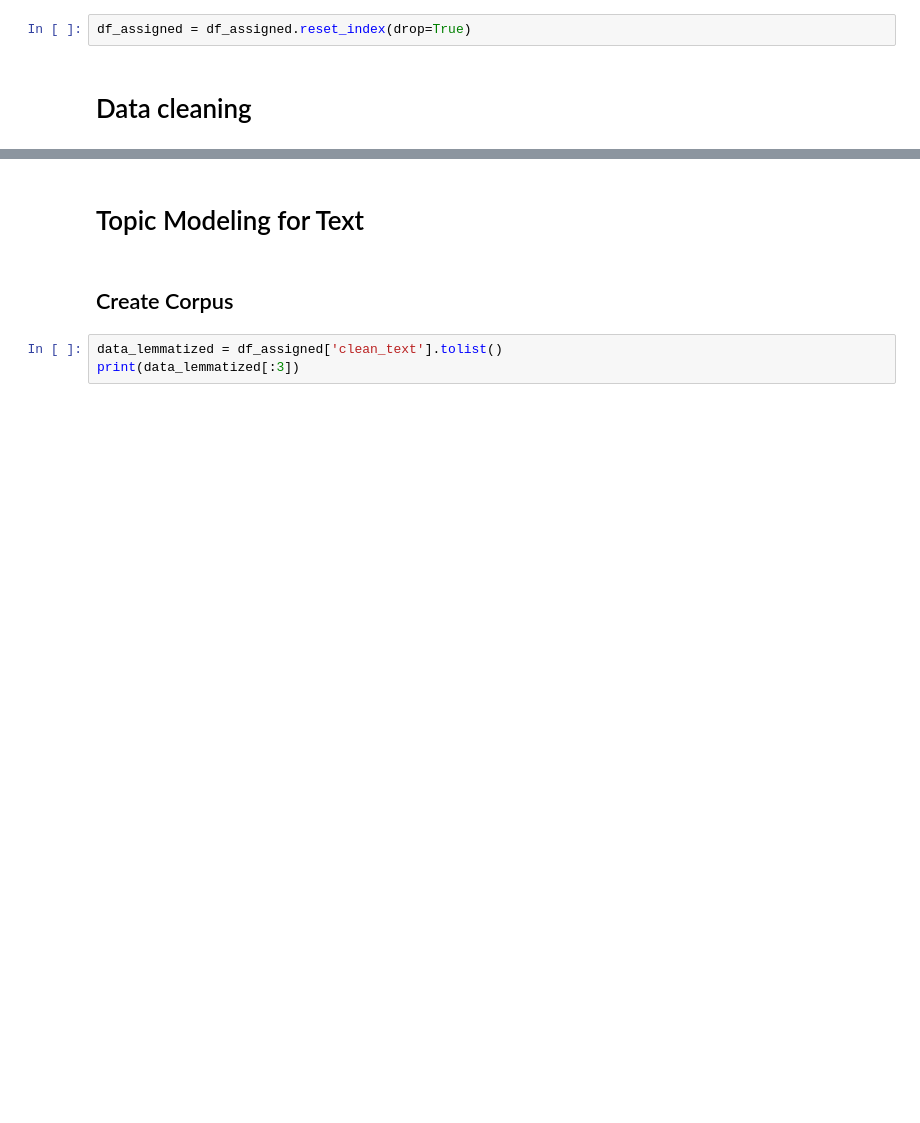
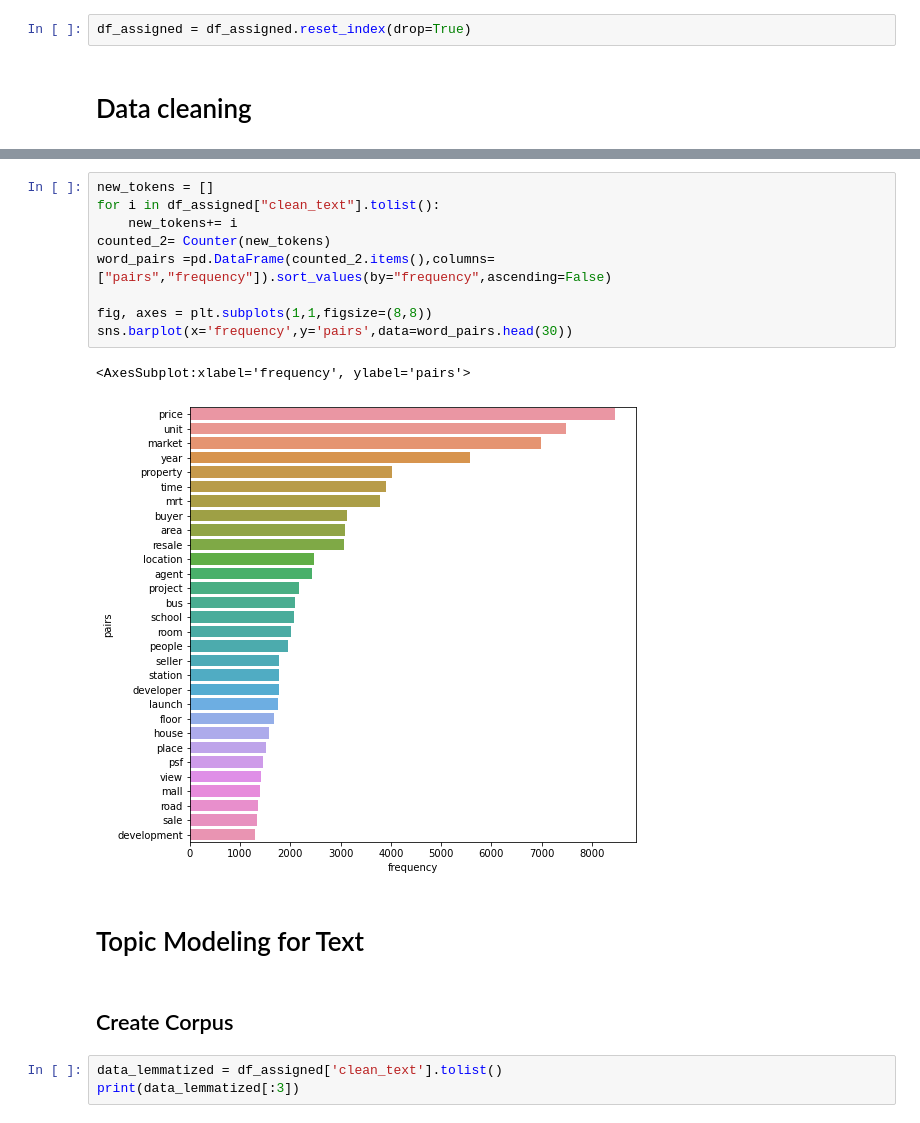
Before and after one commit to Shawntwj/HDB_price_prediction, a Jupyter notebook: Hardwarezone Sentiment and Topic/4. Topic modelling/unigram/LDA topic modelling (before covid).ipynb, the cells around one changed output, grey strips where cells are left out. Drawn from its saved outputs; the diff is of its cells as text; blank space fills up the shorter version.

```diff
--- a/Hardwarezone Sentiment and Topic/4. Topic modelling/unigram/LDA topic modelling (before covid).ipynb
+++ b/Hardwarezone Sentiment and Topic/4. Topic modelling/unigram/LDA topic modelling (before covid).ipynb
@@ -131,3 +128,15 @@ plt.show()
+# %%
+new_tokens = []
+for i in df_assigned["clean_text"].tolist():
+    new_tokens+= i
+counted_2= Counter(new_tokens)
+word_pairs =pd.DataFrame(counted_2.items(),columns=["pairs","frequency"]).sort_values(by="frequency",ascending=False)
+
+fig, axes = plt.subplots(1,1,figsize=(8,8))
+sns.barplot(x='frequency',y='pairs',data=word_pairs.head(30))
+# %% [output]
+<AxesSubplot:xlabel='frequency', ylabel='pairs'>
+[figure, added]
 # %% [markdown]
 # Topic Modeling for Text
 # %% [markdown]
```
Also changed, not shown: parts of 20 cells of this notebook, 3 other files.
